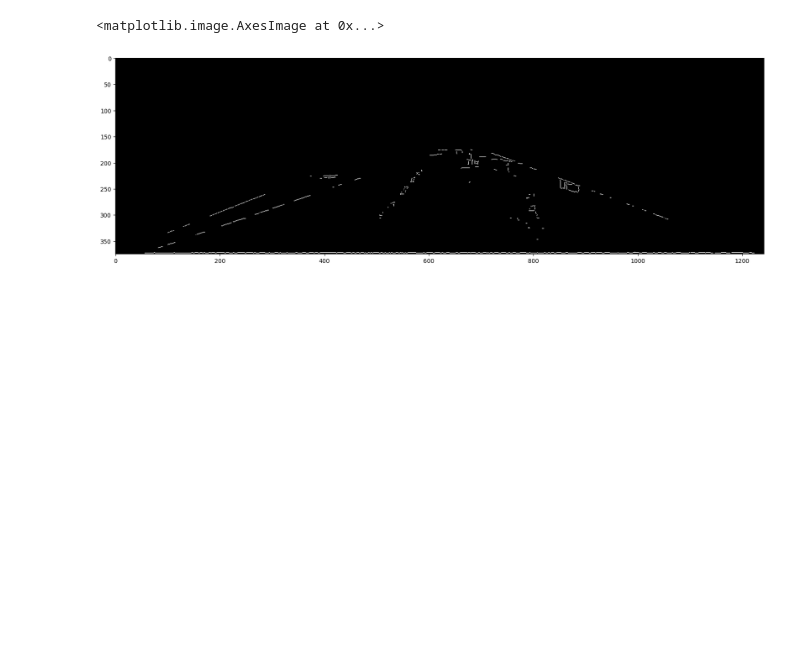
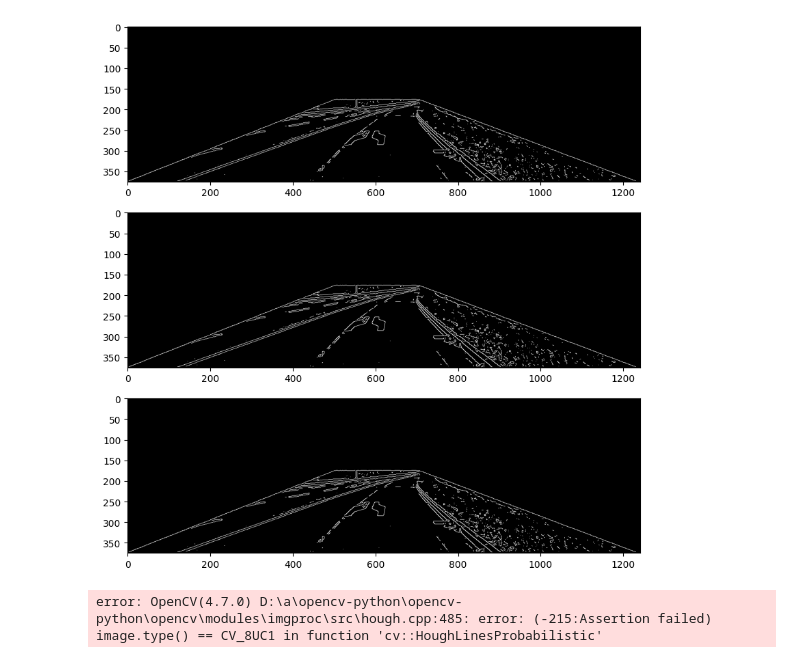
Before and after one commit to DiegoCastr00/PRAC_13_Hough_Etiquetado, a Jupyter notebook: LAB_VA_13/hough.ipynb, the cells around one changed output. Cells and saved outputs as stored; diff of their text form; code cells hidden in the pictures; blank space fills up the shorter version.

```diff
--- a/LAB_VA_13/hough.ipynb
+++ b/LAB_VA_13/hough.ipynb
@@ -33,9 +20,0 @@ def convolucion(imagen, kernel):
-# %%
-def kernel_gaussiano(imagen):
-    kernel_gaussiano = np.array([[1, 4,  7,  4,  1],
-                                [4, 16, 26, 16, 4],
-                                [7, 26, 41, 26, 7],
-                                [4, 16, 26, 16, 4],
-                                [1, 4,  7,  4,  1]]) / 273
-    imagen_suavizada = convolucion(imagen, kernel_gaussiano)
-    return imagen_suavizada
@@ -95,19 +20,0 @@ def canny(imagen_suavizada,umbral_bajo,umbral_alto):
-# %%
-image = cv2.imread('carretera.png')
-
-gray = rgb2gray(image)
-
-cropped_image = mascara(gray)
-
-blur = kernel_gaussiano(cropped_image)
-
-low_t =50
-high_t=
-edges = canny(blur, low_t,high_t)
-
-plt.figure(figsize=(20, 10))
-plt.subplot(1, 1, 1)
-plt.imshow(edges, cmap='gray')
-# %% [output]
-<matplotlib.image.AxesImage at 0x...>
-[figure, removed]
@@ -114,15 +109,40 @@ plt.imshow(edges, cmap='gray')
+# %%
+def umbralizacion_histeresis(gradiente_suprimido, umbral_bajo, umbral_alto):
+    # Aplicar la umbralización por histéresis
+    bordes_fuertes = gradiente_suprimido > umbral_alto
+    bordes_debiles = (gradiente_suprimido >= umbral_bajo) & (gradiente_suprimido <= umbral_alto)
+
+    etiquetas, num_caracteristicas = ndimage.label(bordes_fuertes)
+
+    for i in range(1, num_caracteristicas + 1):
+        etiqueta_actual = (etiquetas == i)
+        bordes_debiles = bordes_debiles | etiqueta_actual
+
+    return bordes_fuertes, bordes_debiles
+# %%
+image = cv2.imread('carretera6.png')
+
+cropped_image = mascara(image)
+blur = kernel_gaussiano(cropped_image)
+
+gradiente, gradienteAng = Gradientes(blur)
+gradienteS = supresionM(gradiente, gradienteAng)
+
+umbral_bajo = 50
+umbral_alto = 150
+bordes_fuertes, bordes_debiles = umbralizacion_histeresis(gradienteS, umbral_bajo, umbral_alto)
+
+imagen_binaria = np.where(bordes_debiles > 0, 1, 0)
+
+plt.subplot(3, 1, 2)
+plt.imshow(imagen_binaria, cmap='gray')
+# %% [output]
+[figure, added]
 # %%
-"""cropped_image = mascara(edges)
-
-plt.figure(figsize=(20, 10))
-plt.subplot(2, 1, 1)
-plt.imshow(cropped_image, cmap='gray')
-
-lines = cv2.HoughLinesP(cropped_image, 1, np.pi/180, 100, np.array([]), minLineLength=10, maxLineGap=10)
+lines = cv2.HoughLinesP(imagen_binaria, 1, np.pi/180, 100, np.array([]), minLineLength=10, maxLineGap=10)
 
 for line in lines:
     x1, y1, x2, y2 = line[0]
-    cv2.line(image, (x1, y1), (x2, y2), (0, 255, 0), 2)  # Dibuja la línea en verde
-
-plt.subplot(2, 1, 2)
-plt.imshow(cv2.cvtColor(image, cv2.COLOR_BGR2RGB)) """
+    cv2.line(image, (x1, y1), (x2, y2), (0, 255, 0), 2)
+# %% [output]
+error: OpenCV(4.7.0) D:\a\opencv-python\opencv-python\opencv\modules\imgproc\src\hough.cpp:485: error: (-215:Assertion failed) image.type() == CV_8UC1 in function 'cv::HoughLinesProbabilistic'
```
Also changed, not shown: parts of 6 cells of this notebook, 2 other files.
